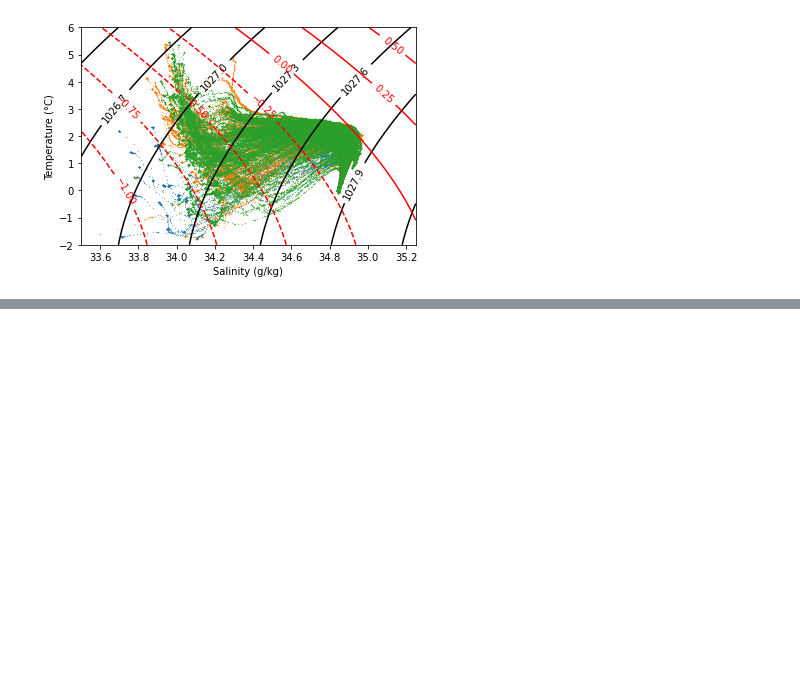
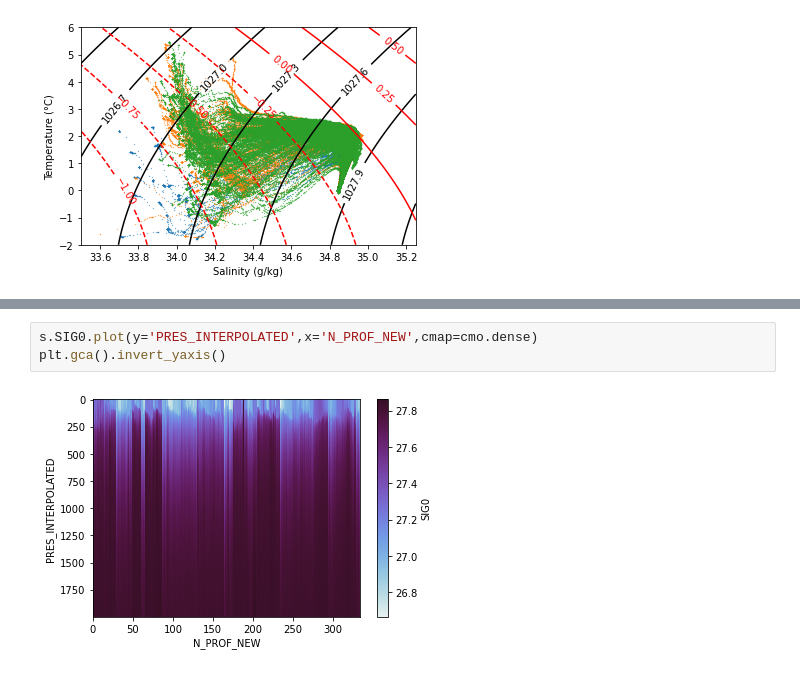
Before and after one commit to ocean-transport/argo-intern, a Jupyter notebook: function_test.ipynb, the cells around one changed output, grey strips where cells are left out. Saved outputs shown, nothing was run; the diff lists cells and outputs as text; blank space fills up the shorter version.

Commit message:
depth to density panel plotting function

```diff
--- a/function_test.ipynb
+++ b/function_test.ipynb
@@ -625,0 +693,5 @@ plot_TS(sy_li,Taxis,Saxis)
+# %%
+s.SIG0.plot(y='PRES_INTERPOLATED',x='N_PROF_NEW',cmap=cmo.dense)
+plt.gca().invert_yaxis()
+# %% [output]
+[figure, added]
```
Also changed, not shown: parts of 12 cells of this notebook, 1 other file.
